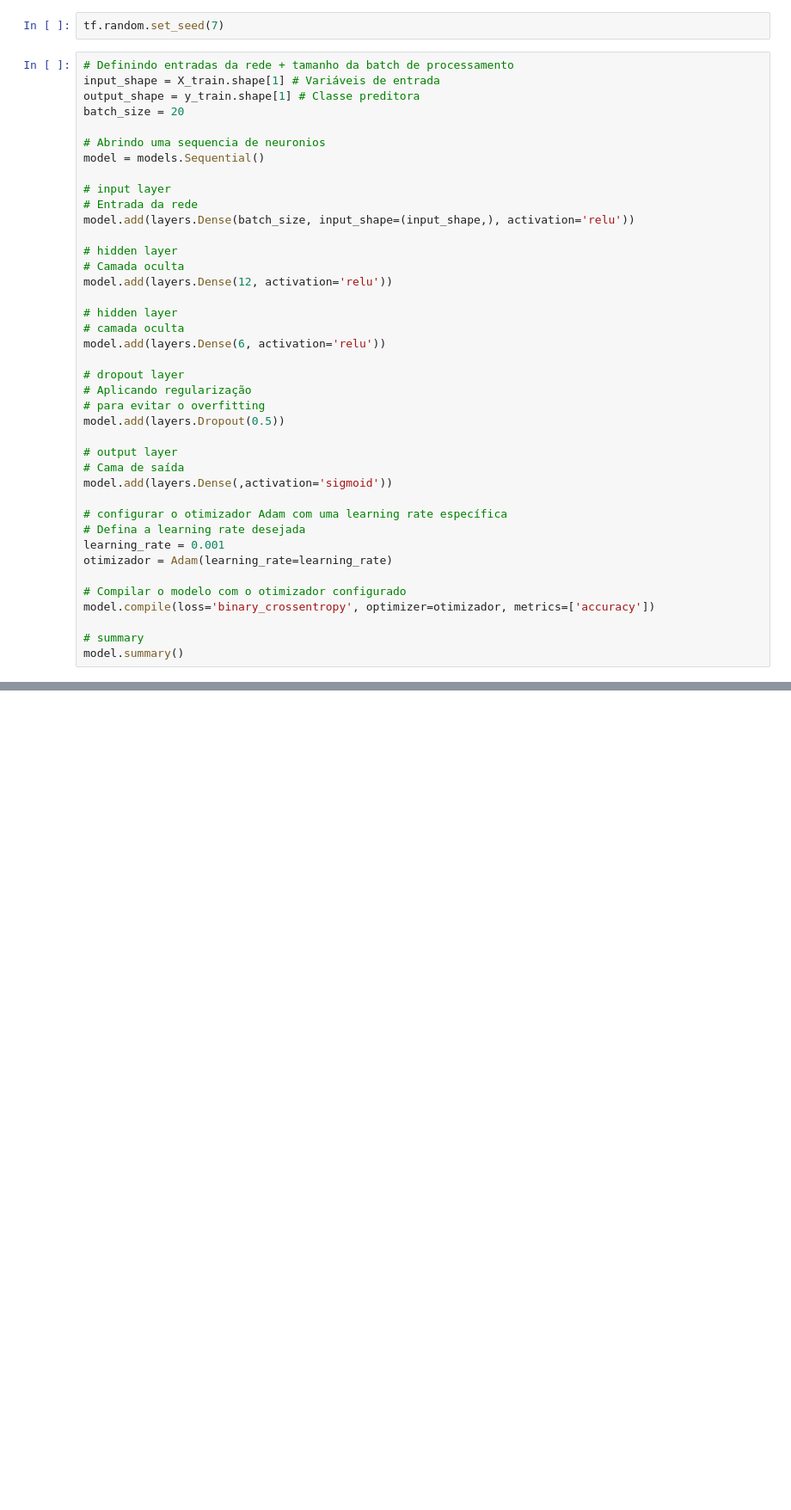
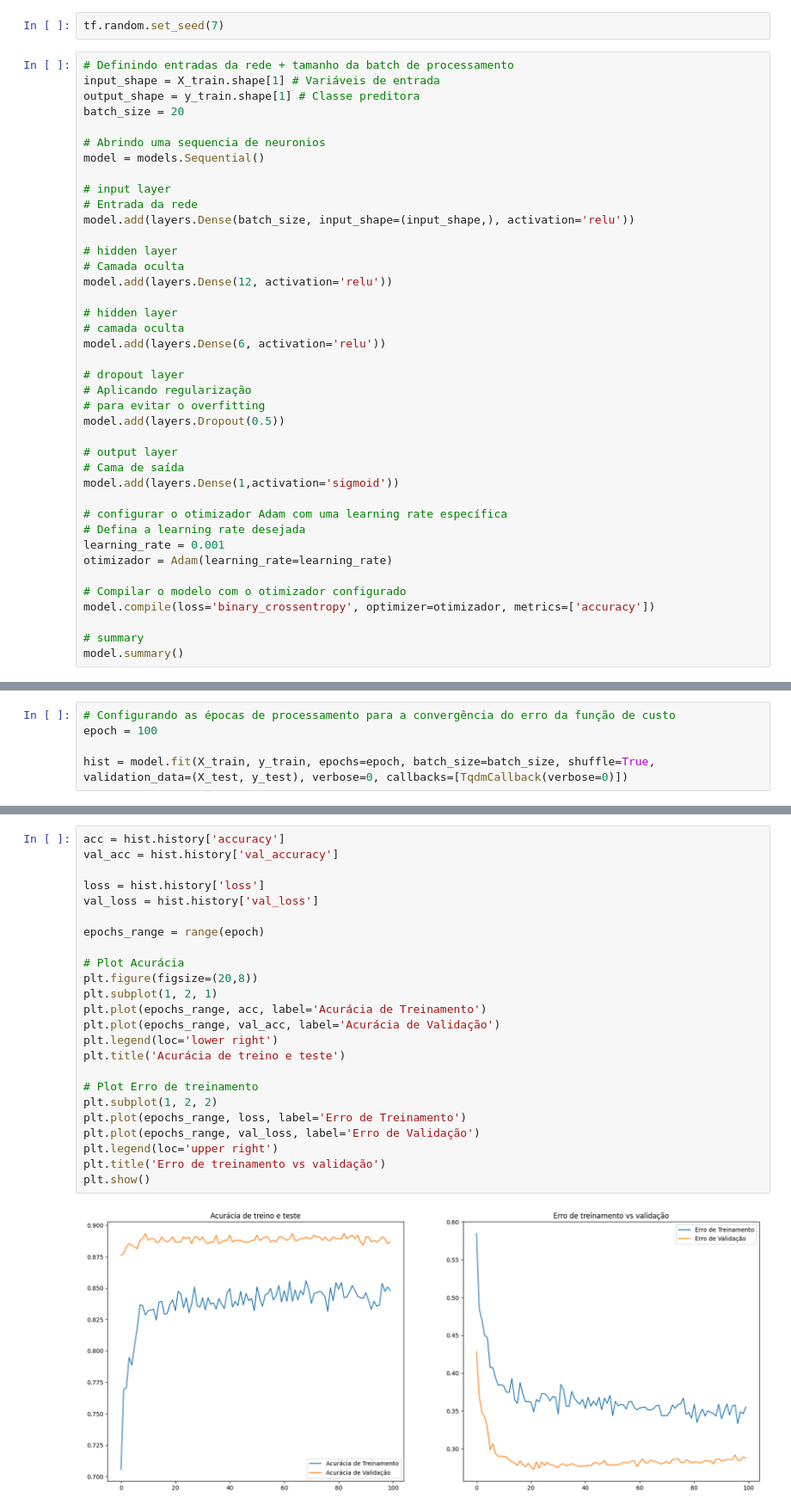
Before and after one commit to SandraRojasZ/Pos_Tech_Data_Analytics, a Jupyter notebook: Fase 5 - Deep Learning/Perceptron.ipynb, the cells around one changed output, grey strips where cells are left out. Shown: that part at 86% size. Saved outputs shown, nothing was run; the diff lists cells and outputs as text; blank space fills up the shorter version.

```diff
--- a/Fase 5 - Deep Learning/Perceptron.ipynb
+++ b/Fase 5 - Deep Learning/Perceptron.ipynb
@@ -198,7 +198,7 @@ model.add(layers.Dropout(0.5))
 
 # output layer
 # Cama de saída
-model.add(layers.Dense(,activation='sigmoid'))
+model.add(layers.Dense(1,activation='sigmoid'))
 
 # configurar o otimizador Adam com uma learning rate específica
 # Defina a learning rate desejada
@@ -212,0 +233,5 @@ model.summary()
+# %%
+# Configurando as épocas de processamento para a convergência do erro da função de custo
+epoch = 100
+
+hist = model.fit(X_train, y_train, epochs=epoch, batch_size=batch_size, shuffle=True, validation_data=(X_test, y_test), verbose=0, callbacks=[TqdmCallback(verbose=0)])
@@ -212,0 +247,26 @@ model.summary()
+# %%
+acc = hist.history['accuracy']
+val_acc = hist.history['val_accuracy']
+
+loss = hist.history['loss']
+val_loss = hist.history['val_loss']
+
+epochs_range = range(epoch)
+
+# Plot Acurácia
+plt.figure(figsize=(20,8))
+plt.subplot(1, 2, 1)
+plt.plot(epochs_range, acc, label='Acurácia de Treinamento')
+plt.plot(epochs_range, val_acc, label='Acurácia de Validação')
+plt.legend(loc='lower right')
+plt.title('Acurácia de treino e teste')
+
+# Plot Erro de treinamento
+plt.subplot(1, 2, 2)
+plt.plot(epochs_range, loss, label='Erro de Treinamento')
+plt.plot(epochs_range, val_loss, label='Erro de Validação')
+plt.legend(loc='upper right')
+plt.title('Erro de treinamento vs validação')
+plt.show()
+# %% [output]
+[figure, added]
```
Also changed, not shown: parts of 10 cells of this notebook.
